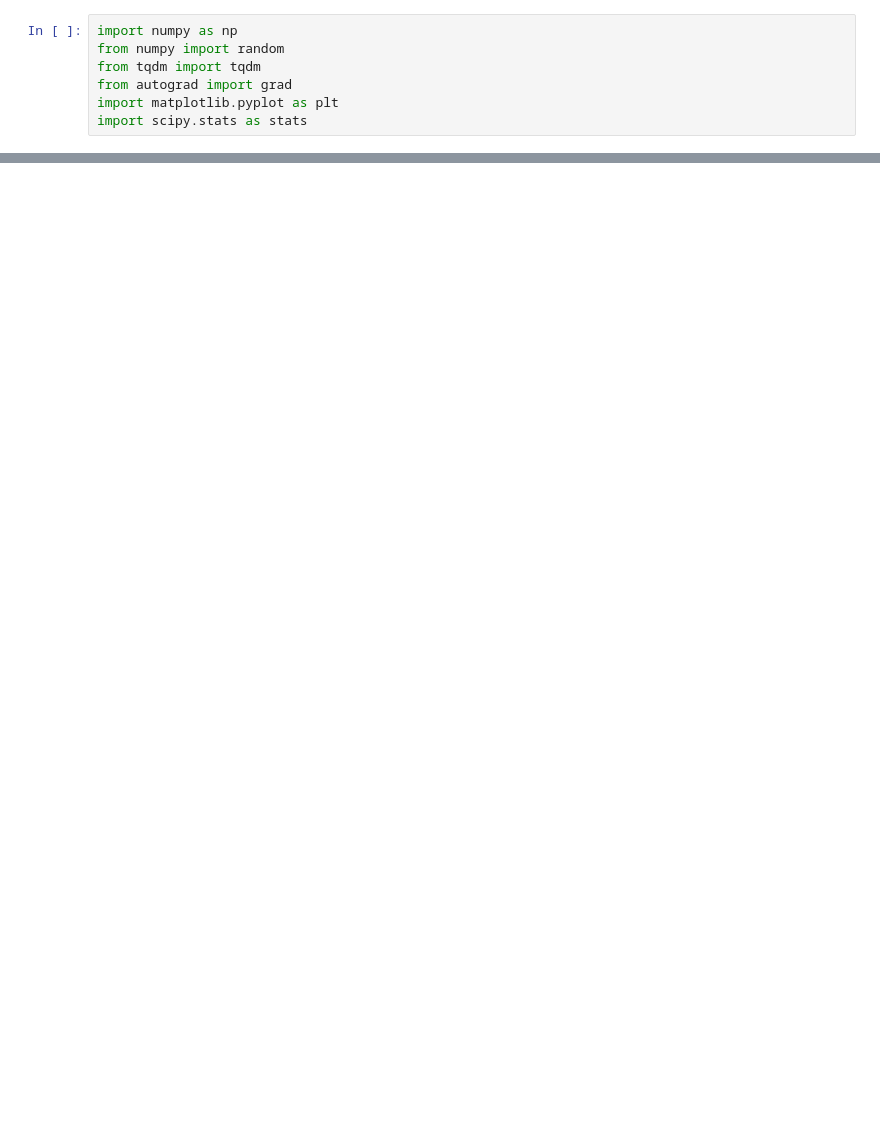
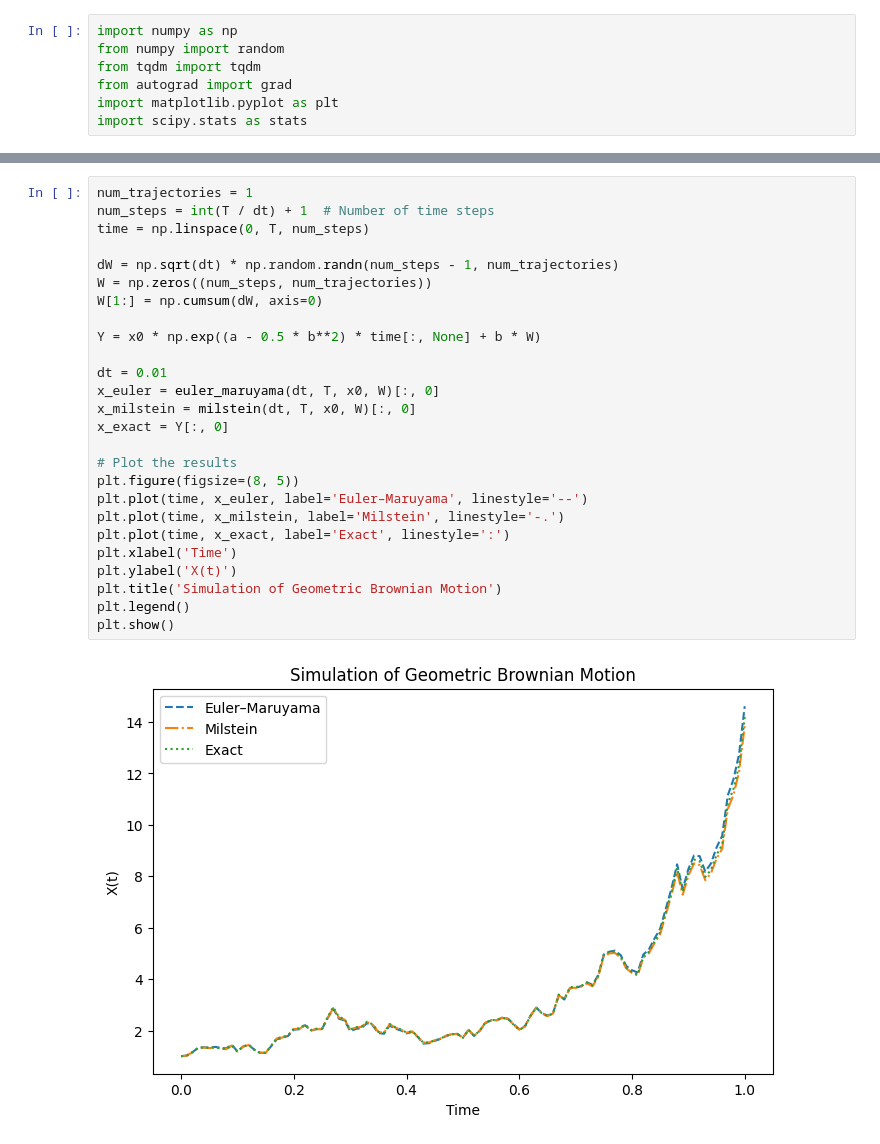
Before and after one commit to abhirao-03/stochastic-resonance, a Jupyter notebook: results/convergence_tester.ipynb, the cells around one changed output, grey strips where cells are left out. Drawn from its saved outputs; the diff is of its cells as text; blank space fills up the shorter version.

```diff
--- a/results/convergence_tester.ipynb
+++ b/results/convergence_tester.ipynb
@@ -87,3 +87,31 @@ plt.show()
+# %%
+num_trajectories = 1
+num_steps = int(T / dt) + 1  # Number of time steps
+time = np.linspace(0, T, num_steps)
+
+dW = np.sqrt(dt) * np.random.randn(num_steps - 1, num_trajectories)
+W = np.zeros((num_steps, num_trajectories))
+W[1:] = np.cumsum(dW, axis=0)
+
+Y = x0 * np.exp((a - 0.5 * b**2) * time[:, None] + b * W)
+
+dt = 0.01
+x_euler = euler_maruyama(dt, T, x0, W)[:, 0]
+x_milstein = milstein(dt, T, x0, W)[:, 0]
+x_exact = Y[:, 0]
+
+# Plot the results
+plt.figure(figsize=(8, 5))
+plt.plot(time, x_euler, label='Euler–Maruyama', linestyle='--')
+plt.plot(time, x_milstein, label='Milstein', linestyle='-.')
+plt.plot(time, x_exact, label='Exact', linestyle=':')
+plt.xlabel('Time')
+plt.ylabel('X(t)')
+plt.title('Simulation of Geometric Brownian Motion')
+plt.legend()
+plt.show()
+# %% [output]
+[figure, added]
 # %%
 log_dt = np.log(dt_values)
 log_err_euler = np.log(errors_euler)
```
Also changed, not shown: parts of 3 cells of this notebook.
